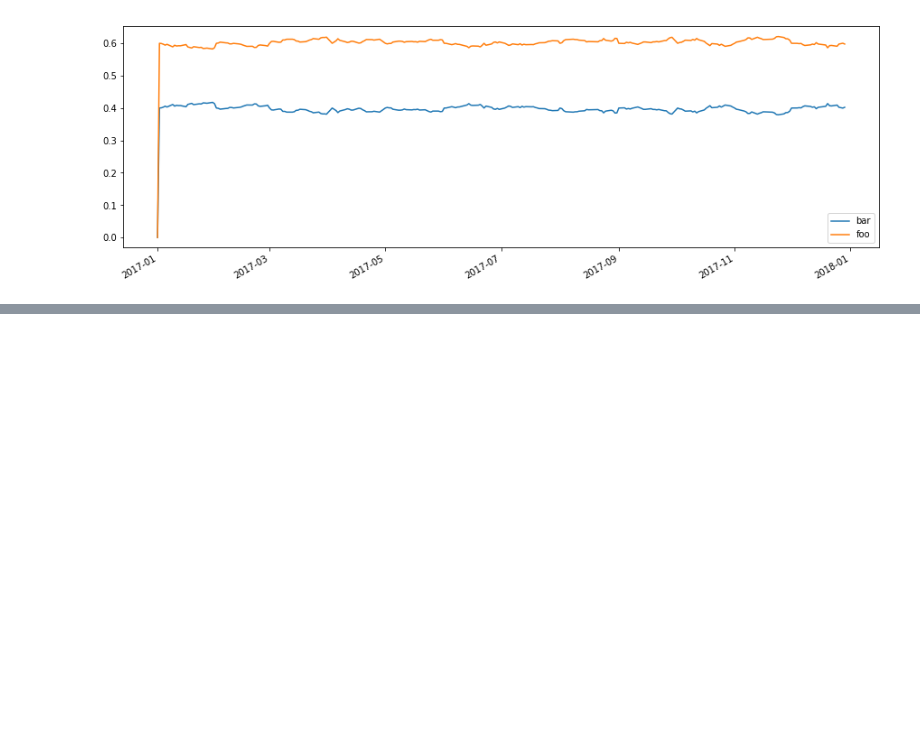
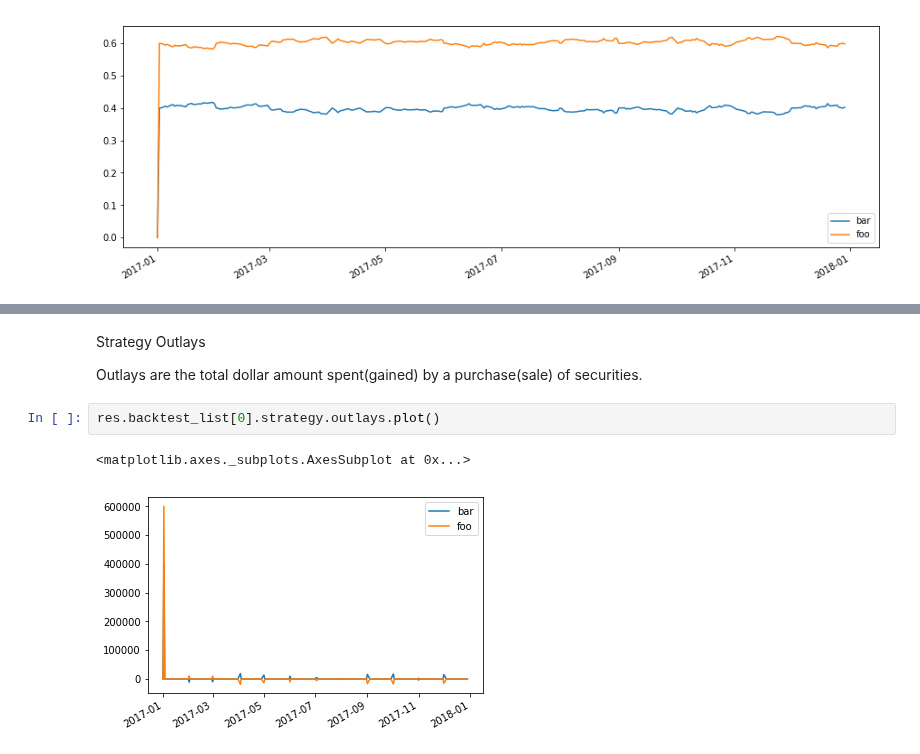
Before and after one commit to pmorissette/bt, a Jupyter notebook: examples/buy_and_hold.ipynb, the cells around one changed output, grey strips where cells are left out. Saved outputs shown, nothing was run; the diff lists cells and outputs as text; blank space fills up the shorter version.

```diff
--- a/examples/buy_and_hold.ipynb
+++ b/examples/buy_and_hold.ipynb
@@ -107,0 +117,9 @@ res.plot_security_weights()
+# %% [markdown]
+Strategy Outlays
+
+Outlays are the total dollar amount spent(gained) by a purchase(sale) of securities.
+# %%
+res.backtest_list[0].strategy.outlays.plot()
+# %% [output]
+<matplotlib.axes._subplots.AxesSubplot at 0x...>
+[figure, added]
```
Also changed, not shown: parts of 4 cells of this notebook, 4 other files.
